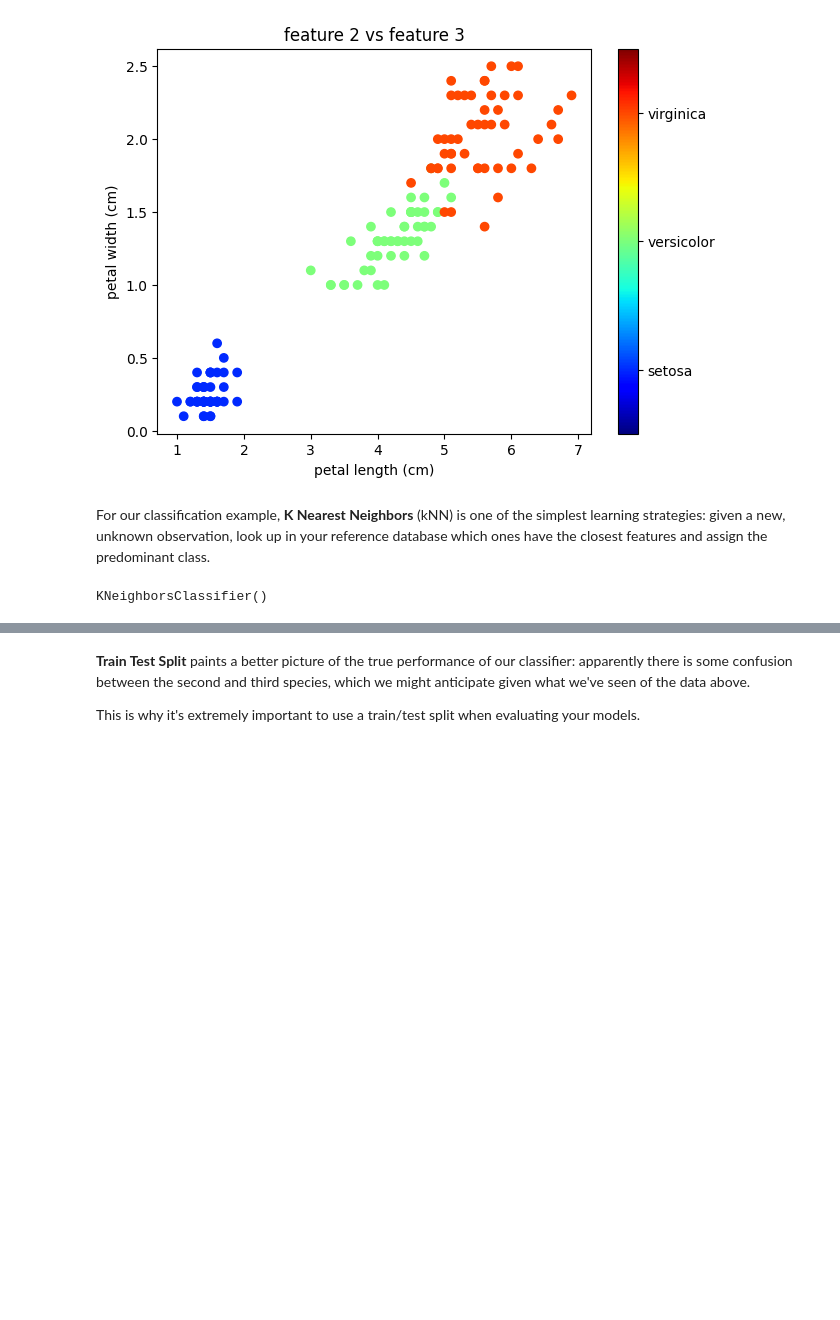
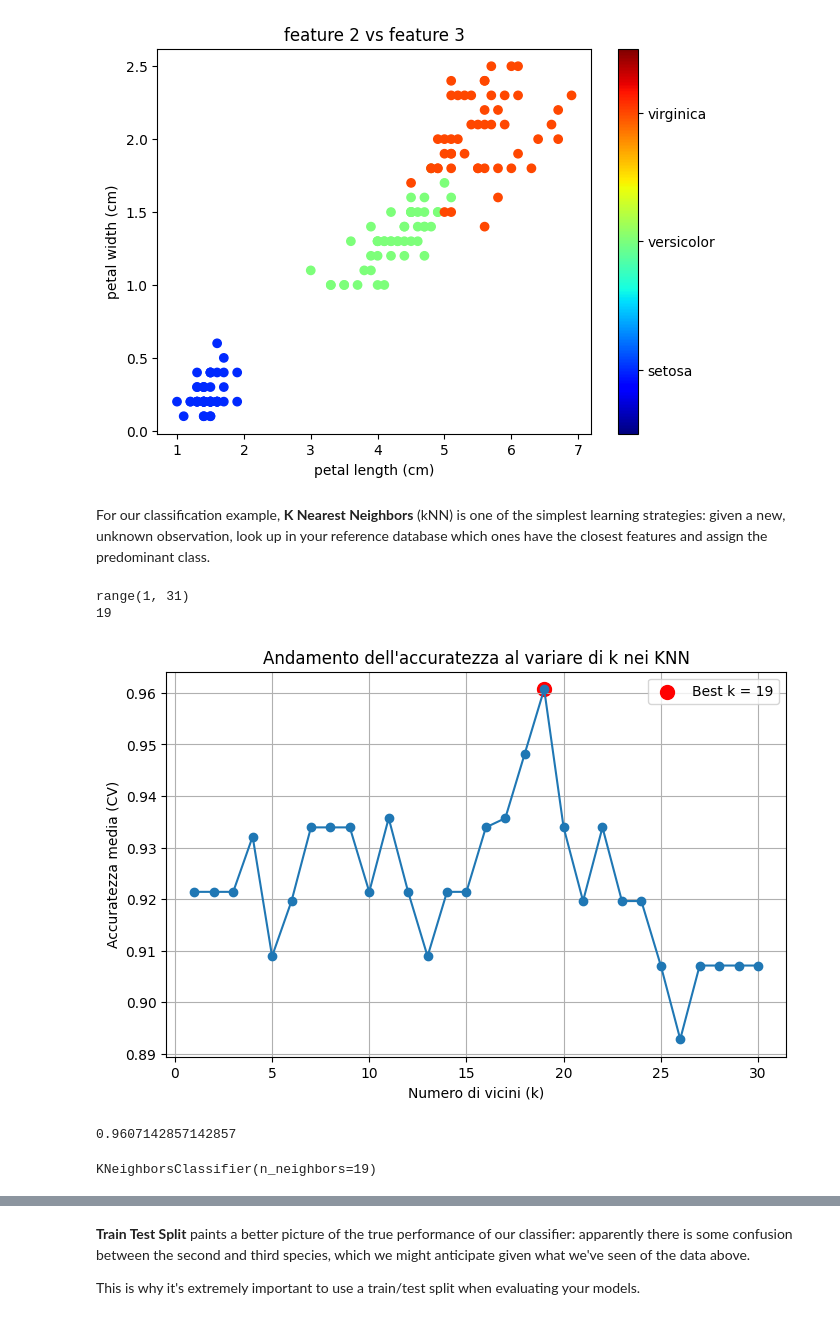
Before and after one commit to EmanuelaMenditto/ilovegit, a Jupyter notebook: AstroStats_Notes.ipynb, the cells around one changed output, grey strips where cells are left out. Cells and saved outputs as stored; diff of their text form; code cells hidden in the pictures; blank space fills up the shorter version.

```diff
--- a/AstroStats_Notes.ipynb
+++ b/AstroStats_Notes.ipynb
@@ -1198,14 +1223,51 @@ from sklearn.metrics import confusion_matrix, accuracy_score
+# %%
+nn_range = range(1, 31) # Test 30 different n_neighbors values
+print(nn_range)
+K = 10 # Do 10-fold cross validation
+CVgrid = GridSearchCV(neighbors.KNeighborsClassifier(), {'n_neighbors': nn_range}, cv=K) # Try each n_neighbors with K-folds
+CVgrid.fit(X_train, y_train) # Fit the data
+h_opt = CVgrid.best_params_['n_neighbors']
+print(h_opt)
+# %% [output]
+range(1, 31)
+19
+# %%
+# risultati completi della grid search
+results = CVgrid.cv_results_
+
+# valori di k testati
+k_values = results['param_n_neighbors'].data
+# accuracy media in cross validation per ogni k
+mean_scores = results['mean_test_score']
+
+plt.figure(figsize=(8,5))
+plt.plot(k_values, mean_scores, marker='o')
+plt.xlabel("Numero di vicini (k)")
+plt.ylabel("Accuratezza media (CV)")
+plt.title("Andamento dell'accuratezza al variare di k nei KNN")
+plt.grid(True)
+
+# evidenzio il punto ottimale
+best_k = CVgrid.best_params_['n_neighbors']
+best_score = CVgrid.best_score_
+plt.scatter(best_k, best_score, color='red', s=100, label=f"Best k = {best_k}")
+plt.legend()
+
+plt.show()
+# %% [output]
+[figure, added]
+# %%
+print(CVgrid.best_score_)   # accuracy media con il miglior parametro
+# %% [output]
+0.9607142857142857
 # %%
-X, y = iris.data, iris.target
-X_train, X_test, y_train, y_test = train_test_split(X, y, test_size=0.5, random_state=42)
-
 # create the model
-knn = neighbors.KNeighborsClassifier(n_neighbors=5) # Complete with number of neighbors
+knn = neighbors.KNeighborsClassifier(n_neighbors=h_opt) # Complete with number of neighbors
 
 # fit the model
 knn.fit(X_train, y_train)
 # %% [output]
-KNeighborsClassifier()
+KNeighborsClassifier(n_neighbors=19)
 # %%
 result = knn.predict(X_test)
 # %%
```
Also changed, not shown: parts of 50 cells of this notebook.
